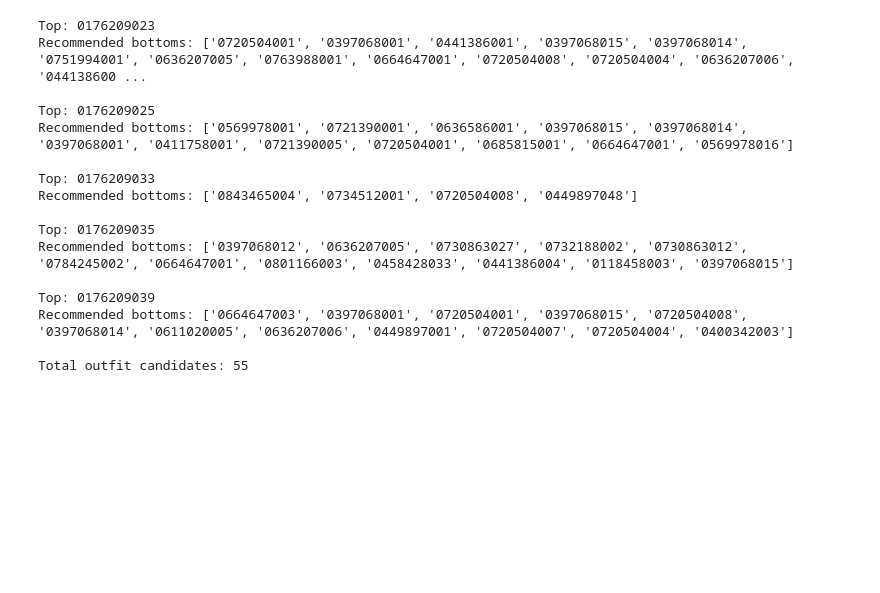
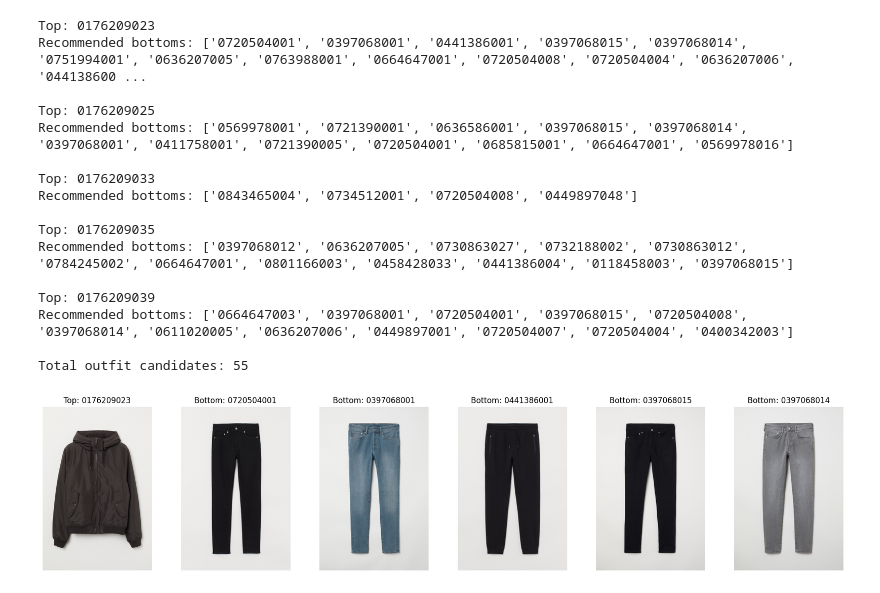
Before and after one commit to victorjongsoon/fashion-recommender, a Jupyter notebook: scripts/h_and_m_analysis.ipynb, the cells around one changed output. Drawn from its saved outputs; the diff is of its cells as text; code cells hidden in the pictures; blank space fills up the shorter version.

```diff
--- a/scripts/h_and_m_analysis.ipynb
+++ b/scripts/h_and_m_analysis.ipynb
@@ -266,3 +299,50 @@ Top: 0176209039
 Recommended bottoms: ['0664647003', '0397068001', '0720504001', '0397068015', '0720504008', '0397068014', '0611020005', '0636207006', '0449897001', '0720504007', '0720504004', '0400342003']
 
 Total outfit candidates: 55
+# %%
+IMAGE_BASE = Path("../data/raw/hnm/images")
+
+def get_image_path(article_id):
+    article_str = str(article_id)
+    folder = article_str[:3]
+    return IMAGE_BASE / folder / f"{article_str}.jpg"
+
+def show_outfit(top_id, bottom_ids):
+    top_path = get_image_path(top_id)
+    top_img = Image.open(top_path) if top_path.exists() else None
+
+    bottom_imgs = []
+    for bottom_id in bottom_ids:
+        bottom_path = get_image_path(bottom_id)
+        if bottom_path.exists():
+            bottom_imgs.append(Image.open(bottom_path))
+        else:
+            bottom_imgs.append(None)
+
+    total = 1 + len(bottom_ids)
+    fig, axes = plt.subplots(1, total, figsize=(3 * total, 4))
+    if total == 1:
+        axes = [axes]
+
+    if top_img is not None:
+        axes[0].imshow(top_img)
+    axes[0].set_title(f"Top: {top_id}")
+    axes[0].axis("off")
+
+    for i, (bottom_id, img) in enumerate(zip(bottom_ids, bottom_imgs), start=1):
+        if img is not None:
+            axes[i].imshow(img)
+        axes[i].set_title(f"Bottom: {bottom_id}")
+        axes[i].axis("off")
+
+    plt.tight_layout()
+    plt.show()
+
+top_id = "0176209023"
+bottom_ids = [
+    "0720504001", "0397068001", "0441386001",
+    "0397068015", "0397068014",
+]
+show_outfit(top_id, bottom_ids)
+# %% [output]
+[figure, added]
```
Also changed, not shown: parts of 4 cells of this notebook.
